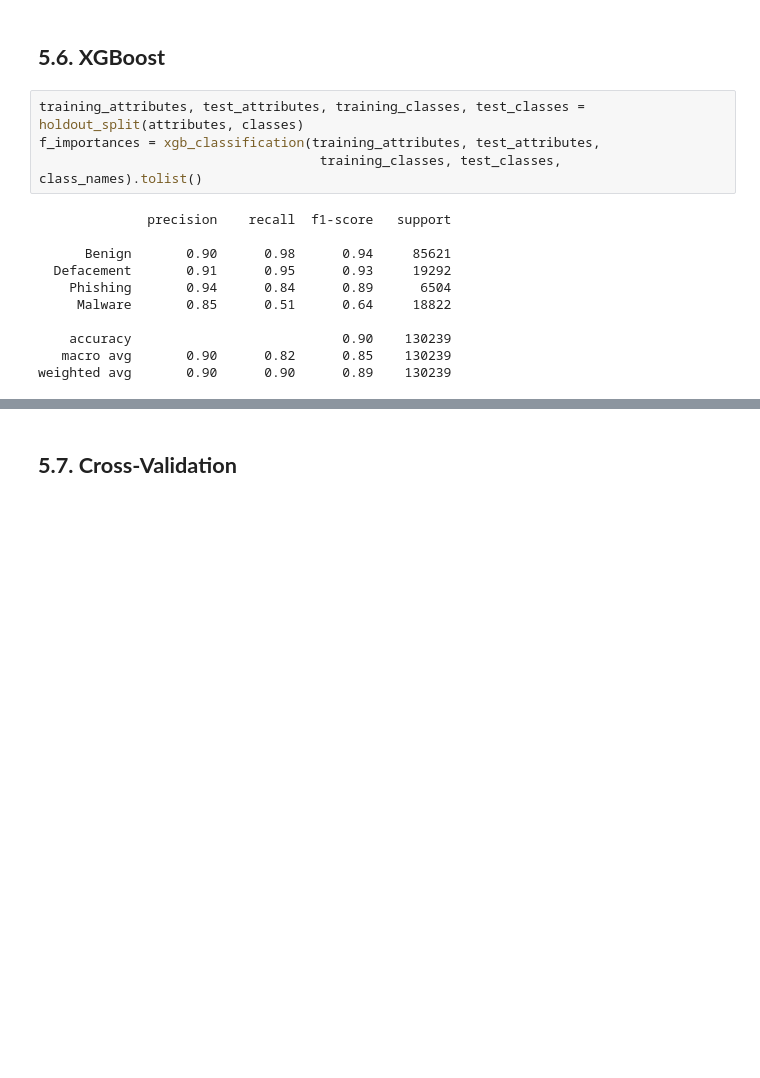
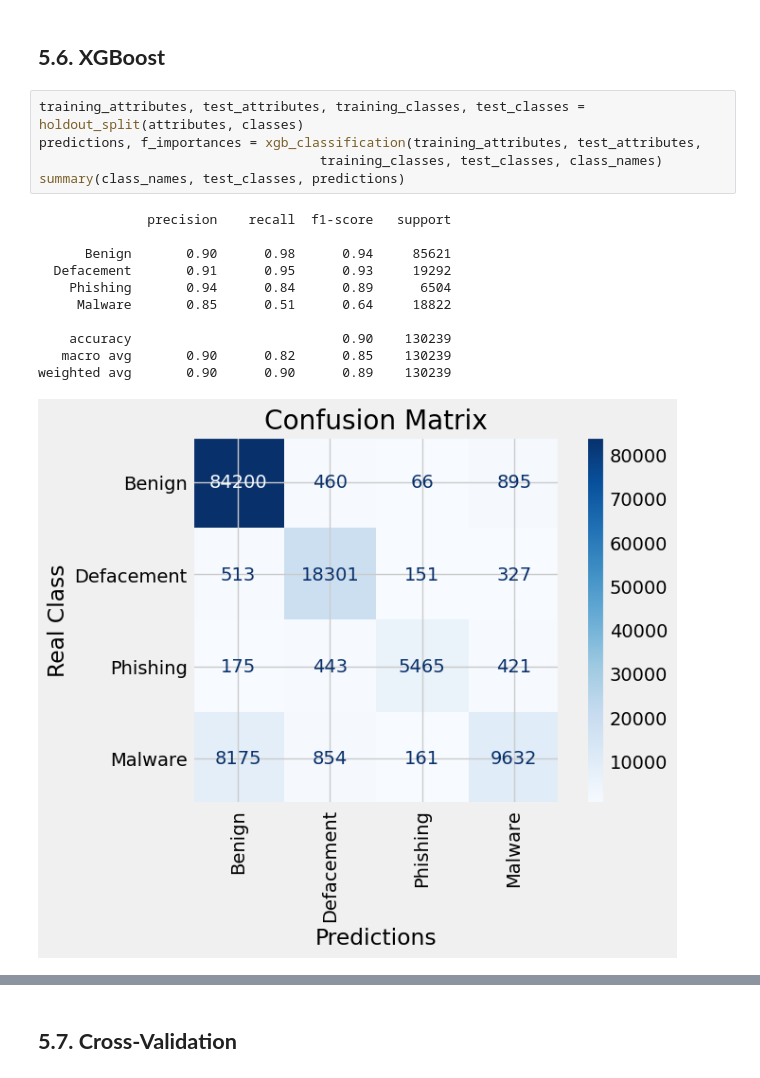
Before and after one commit to juliorodrigues07/url_detection, a Jupyter notebook: notebook/url_detection.ipynb, the cells around one changed output, grey strips where cells are left out. Cells and saved outputs as stored; diff of their text form; blank space fills up the shorter version.

```diff
--- a/notebook/url_detection.ipynb
+++ b/notebook/url_detection.ipynb
@@ -380,17 +387,19 @@ weighted avg       0.65      0.77      0.69    130239
 ## **5.6.   XGBoost**
 # %%
 training_attributes, test_attributes, training_classes, test_classes = holdout_split(attributes, classes)
-f_importances = xgb_classification(training_attributes, test_attributes,
-                                    training_classes, test_classes, class_names).tolist()
+predictions, f_importances = xgb_classification(training_attributes, test_attributes,
+                                    training_classes, test_classes, class_names)
+summary(class_names, test_classes, predictions)
 # %% [output]
               precision    recall  f1-score   support
 
       Benign       0.90      0.98      0.94     85621
   Defacement       0.91      0.95      0.93     19292
     Phishing       0.94      0.84      0.89      6504
      Malware       0.85      0.51      0.64     18822
 
     accuracy                           0.90    130239
    macro avg       0.90      0.82      0.85    130239
 weighted avg       0.90      0.90      0.89    130239
+[figure, added]
 # %%
```
Also changed, not shown: parts of 8 cells of this notebook.
